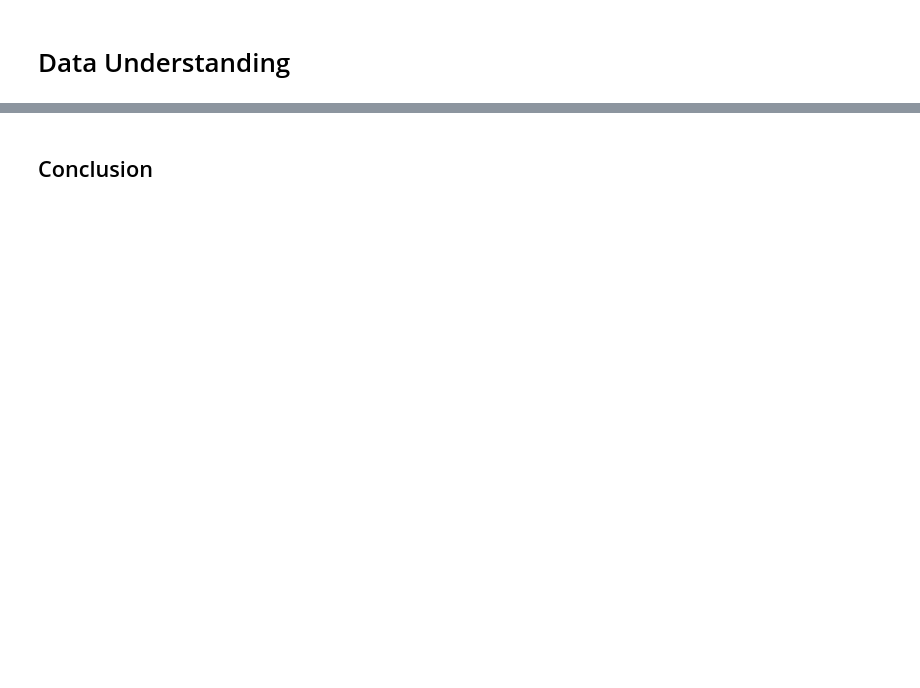
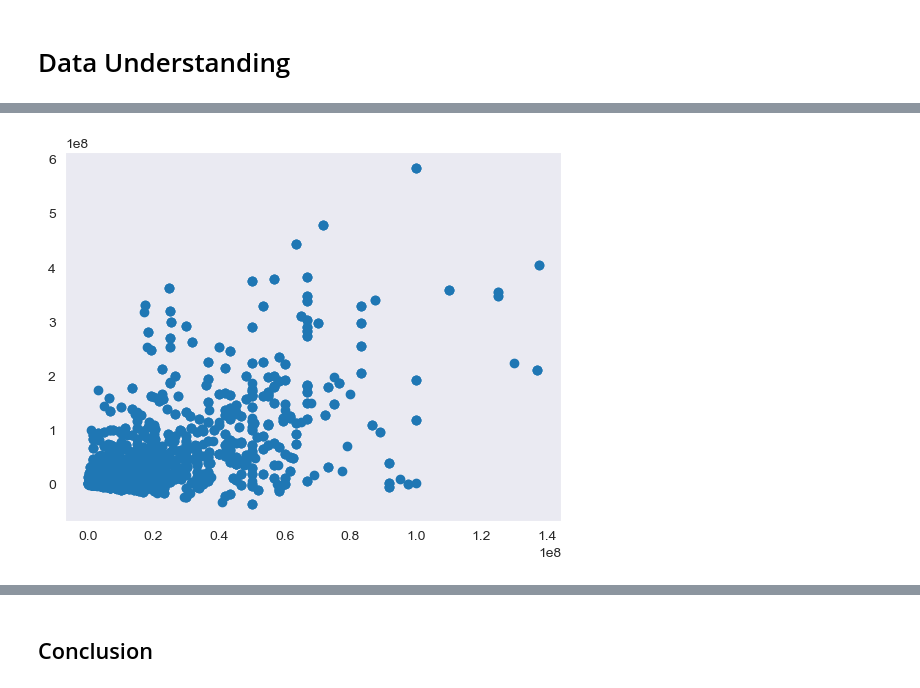
Before and after one commit to JesseMooreDS/dsc-phase-2-project-v3, a Jupyter notebook: exploratory.ipynb, the cells around one changed output, grey strips where cells are left out. Drawn from its saved outputs; the diff is of its cells as text; code cells hidden in the pictures; blank space fills up the shorter version.

```diff
--- a/exploratory.ipynb
+++ b/exploratory.ipynb
@@ -283,9 +209,0 @@ The Mean Production Budget is: 48543837.229112834
-# %%
-#Creating a list to use of month orders.
-month_order = ['January', 'February', 'March', 'April', 'May', 'June', 'July', 'August', 'September', 'October', 'November', 'December']
-
-#Creating our 'release_month' feature.
-joined_df2.loc[: ,'release_month'] = joined_df2['release_date'].dt.strftime('%B')
-
-#creating our 'month_order' feature with numerical values corresponding to our month_order list to then sort our dataframe by months.
-joined_df2.loc[:, 'month_order'] =  joined_df2['release_month'].map({month: i for i, month in enumerate(month_order)})
@@ -436,19 +209,0 @@ top_20_df = filtered_df.sort_values(by='total_profit', ascending=False).head(20)
-# %%
-#Creating our X and Y variables.
-x = top_20_df['title']
-y = top_20_df['total_profit']
-
-
-# Set the figure size for the plot
-plt.figure(figsize=(12,8))
-
-plt.bar(x, y)
-
-# Adding labels and title to the plot
-plt.xlabel('Title')
-plt.ylabel('Total Profit in Billions of Dollars')
-plt.title('Top 20 Movies by Total Profit')
-plt.xticks(rotation=90)
-
-# Adjusting the layout to ensure everything fits without overlap
-plt.tight_layout();
@@ -647,0 +224,3 @@ The analysis of monthly performance trends shows that June, November, and April
+# %%
+#exploding our dataset based upon 'genres'
+joined_df2_exploded = joined_df2.explode('genres')
@@ -647,0 +247,4 @@ The analysis of monthly performance trends shows that June, November, and April
+# %%
+#Transforming our 'roi' and 'production_budget' columns to reflect this genre split.
+joined_df2_exploded['roi'] = joined_df2_exploded.groupby('title')['roi'].transform(lambda x: x / x.count())
+joined_df2_exploded['production_budget'] = joined_df2_exploded.groupby('title')['production_budget'].transform(lambda x: x / x.count())
@@ -647,0 +272,4 @@ The analysis of monthly performance trends shows that June, November, and April
+# %%
+plt.scatter(data=joined_df2_exploded, x='production_budget', y='roi');
+# %% [output]
+[figure, added]
```
Also changed, not shown: parts of 147 cells of this notebook, 2 other files.
